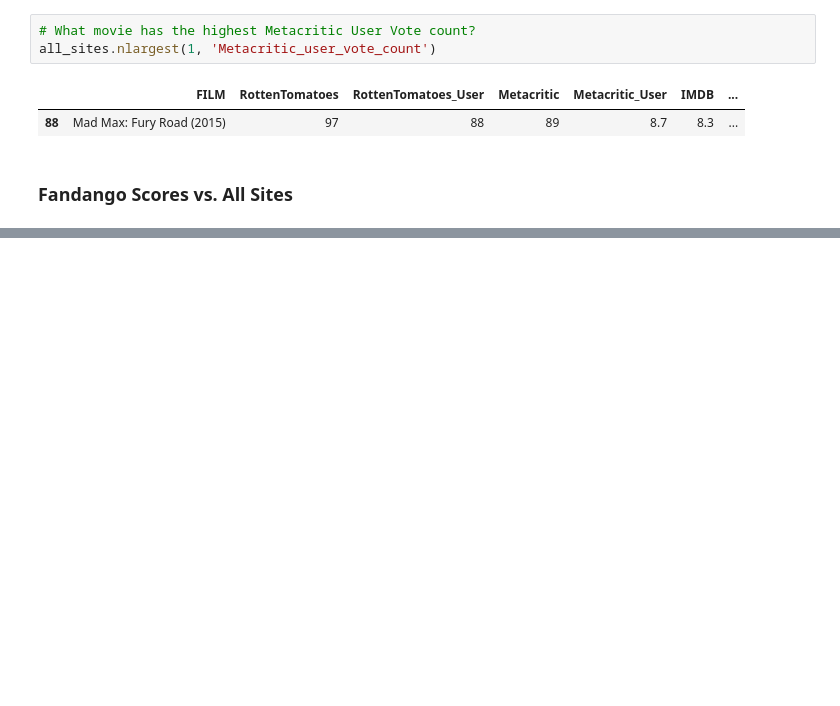
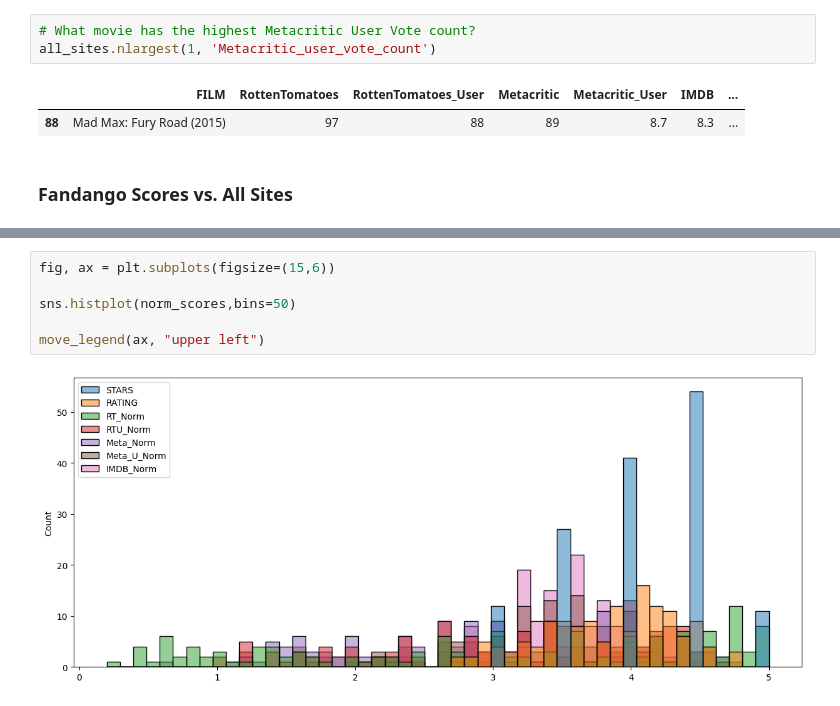
Before and after one commit to netofr19/Capstone_project, a Jupyter notebook: capstone_project/analysis_capstone_project.ipynb, the cells around one changed output, grey strips where cells are left out. Saved outputs shown, nothing was run; the diff lists cells and outputs as text; blank space fills up the shorter version.

```diff
--- a/capstone_project/analysis_capstone_project.ipynb
+++ b/capstone_project/analysis_capstone_project.ipynb
@@ -333,0 +460,8 @@ all_sites.nlargest(1, 'Metacritic_user_vote_count')
+# %%
+fig, ax = plt.subplots(figsize=(15,6))
+
+sns.histplot(norm_scores,bins=50)
+
+move_legend(ax, "upper left")
+# %% [output]
+[figure, added]
```
Also changed, not shown: parts of 30 cells of this notebook.
